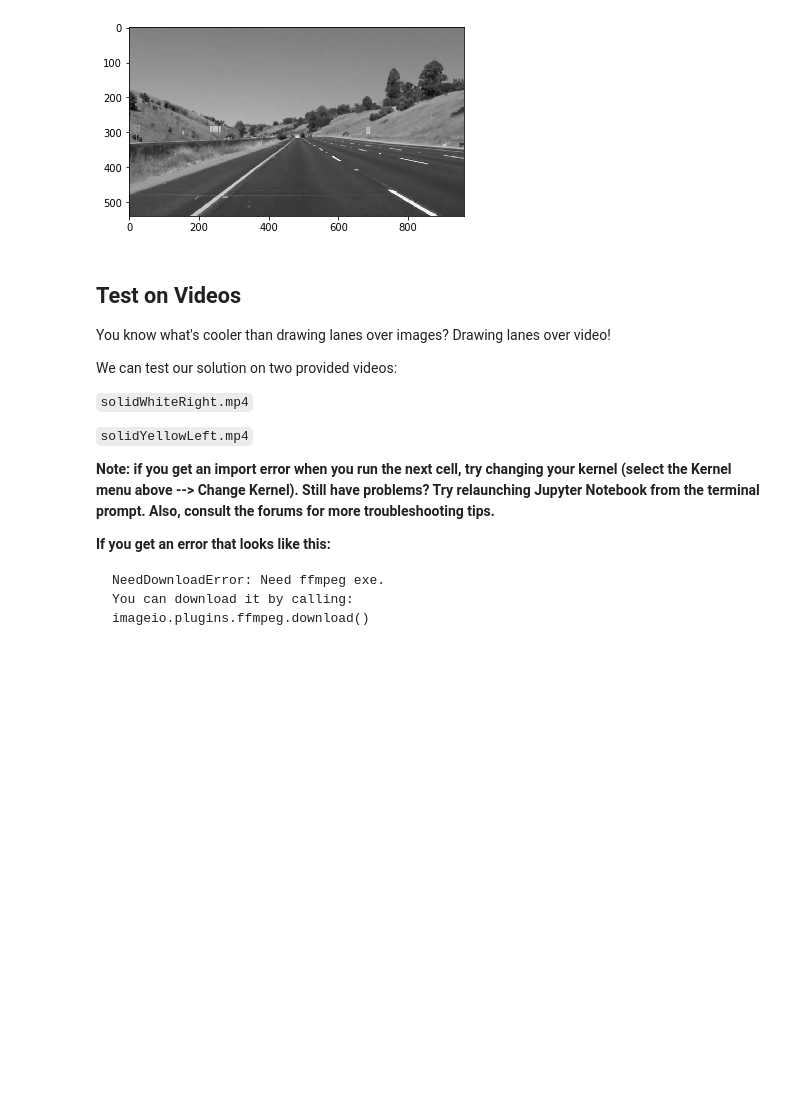
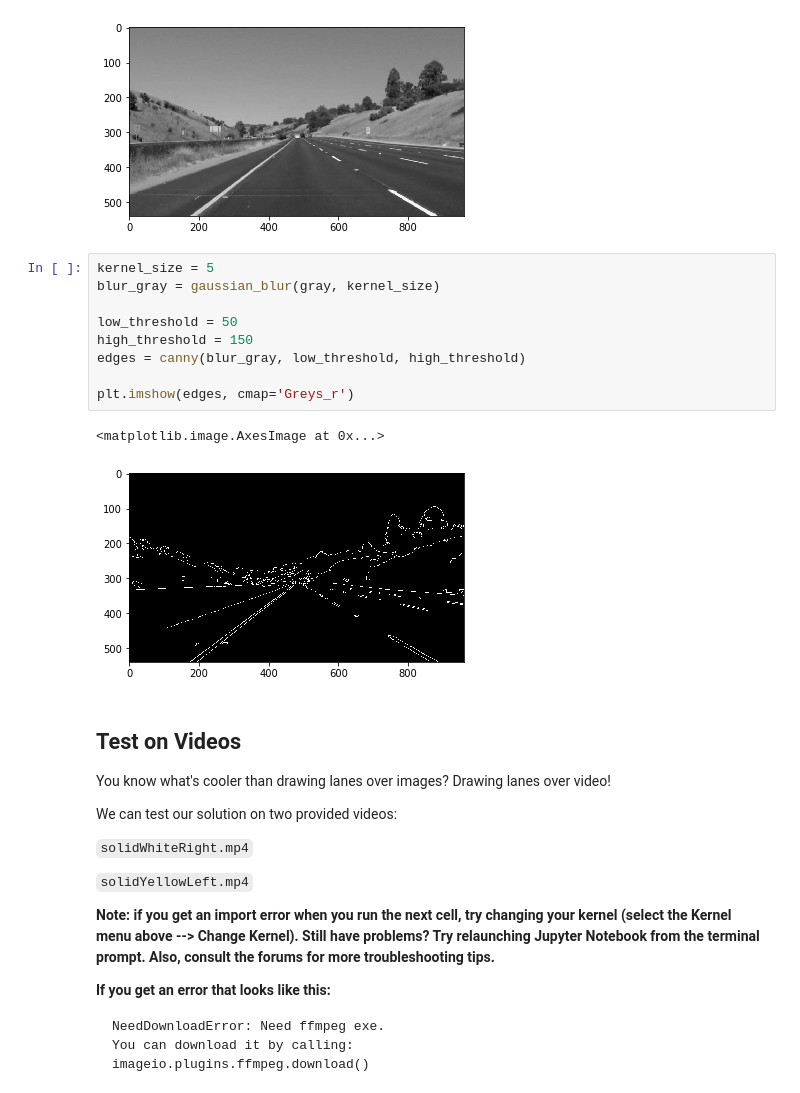
Before and after one commit to hammcin/CarND-LaneLines-P1, a Jupyter notebook: P1.ipynb, the cells around one changed output. Cells and saved outputs as stored; diff of their text form; blank space fills up the shorter version.

Commit message:
feat: Apply Canny edge detection in pipeline

```diff
--- a/P1.ipynb
+++ b/P1.ipynb
@@ -220,6 +220,18 @@ plt.imshow(gray, cmap='gray')
 # %% [output]
 <matplotlib.image.AxesImage at 0x...>
 [figure]
+# %%
+kernel_size = 5
+blur_gray = gaussian_blur(gray, kernel_size)
+
+low_threshold = 50
+high_threshold = 150
+edges = canny(blur_gray, low_threshold, high_threshold)
+
+plt.imshow(edges, cmap='Greys_r')
+# %% [output]
+<matplotlib.image.AxesImage at 0x...>
+[figure, added]
 # %% [markdown]
 ## Test on Videos
 
```
